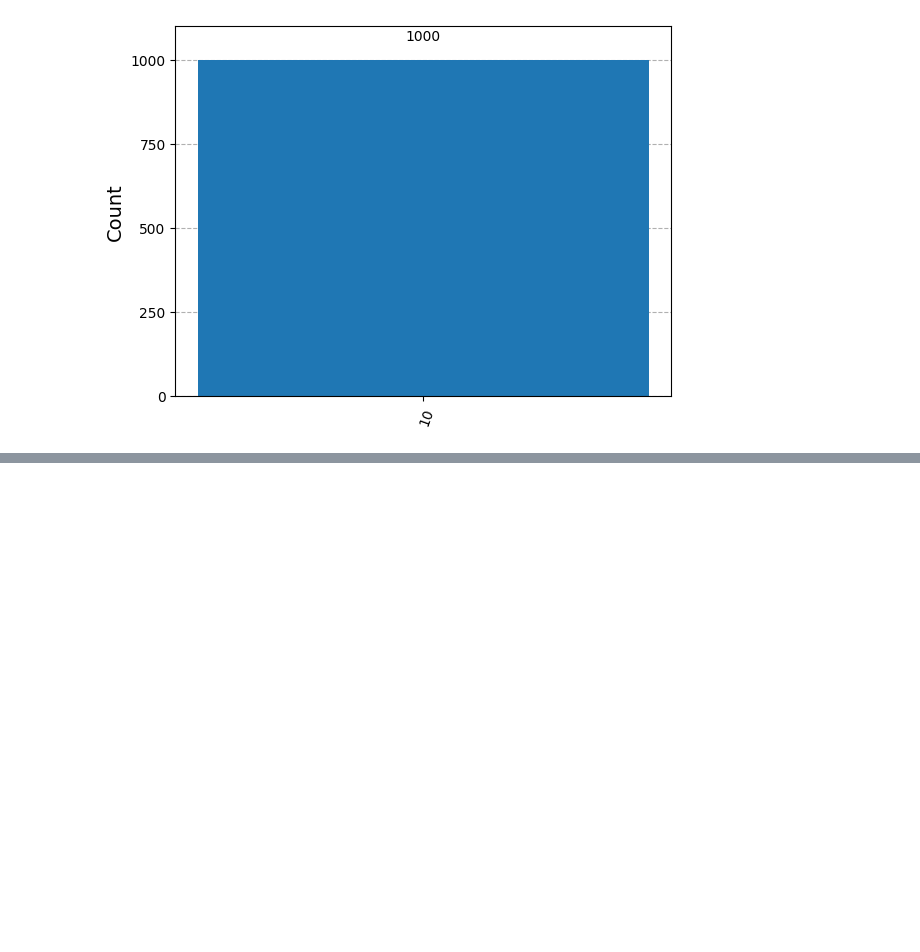
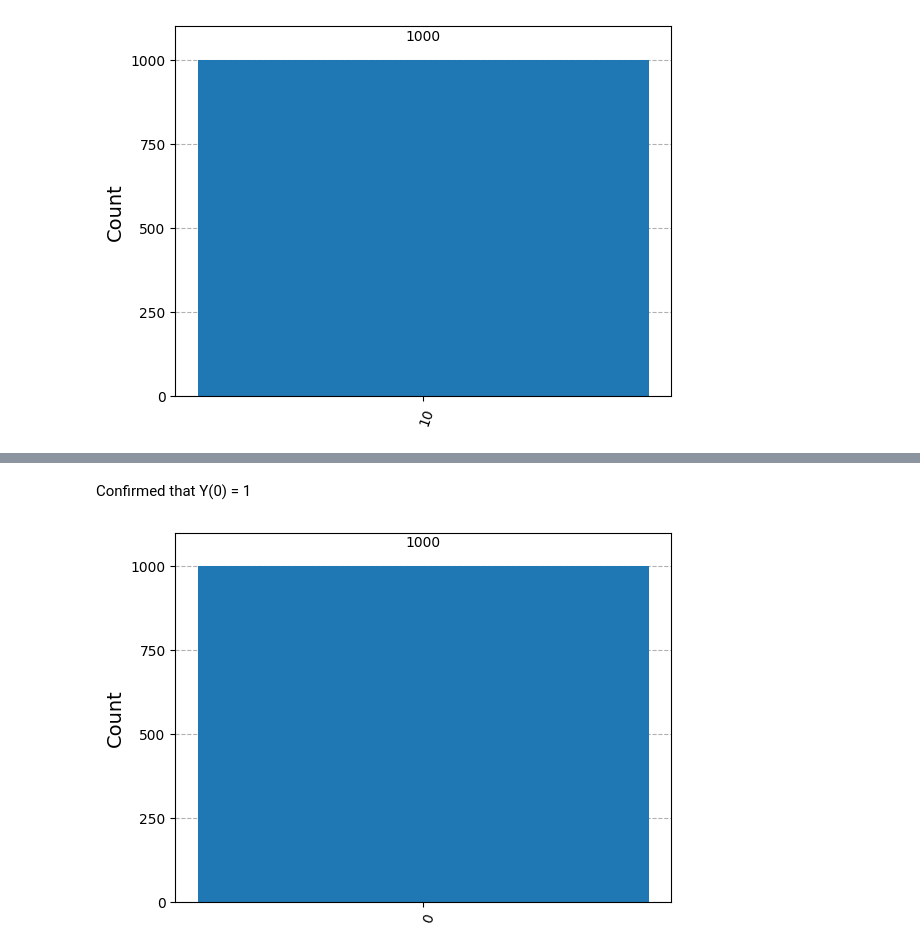
Before and after one commit to AThomsonSMC/uri-qc, a Jupyter notebook: coding3/atoms-of-computation.ipynb, the cells around one changed output, grey strips where cells are left out. Cells and saved outputs as stored; diff of their text form; code cells hidden in the pictures; blank space fills up the shorter version.

```diff
--- a/coding3/atoms-of-computation.ipynb
+++ b/coding3/atoms-of-computation.ipynb
@@ -138,0 +166,10 @@ plot_histogram(result_ha[0].data.c.get_counts())
+# %% [markdown]
+Confirmed that Y(0) = 1
+# %%
+# Check Z operator
+qc_z.z(0)
+qc_z.measure_all()
+result_z = sampler.run([qc_z], shots=1000).result()
+plot_histogram(result_z[0].data.meas.get_counts())
+# %% [output]
+[figure, added]
```
Also changed, not shown: parts of 11 cells of this notebook, 1 other file.
